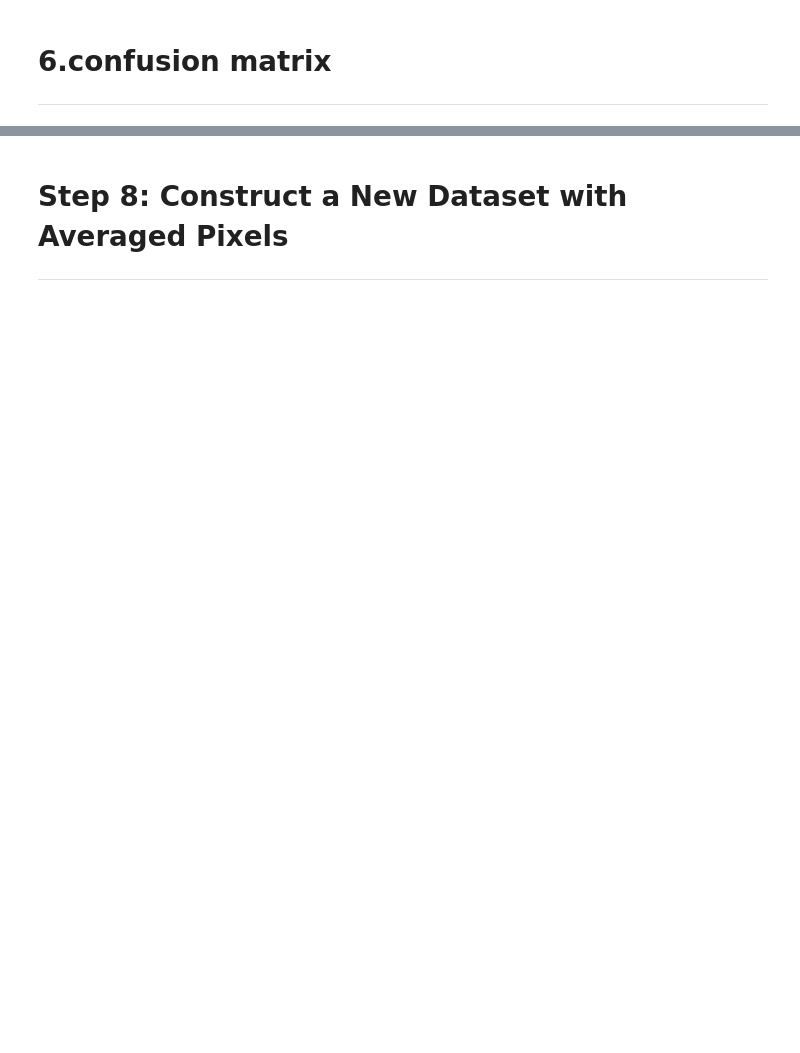
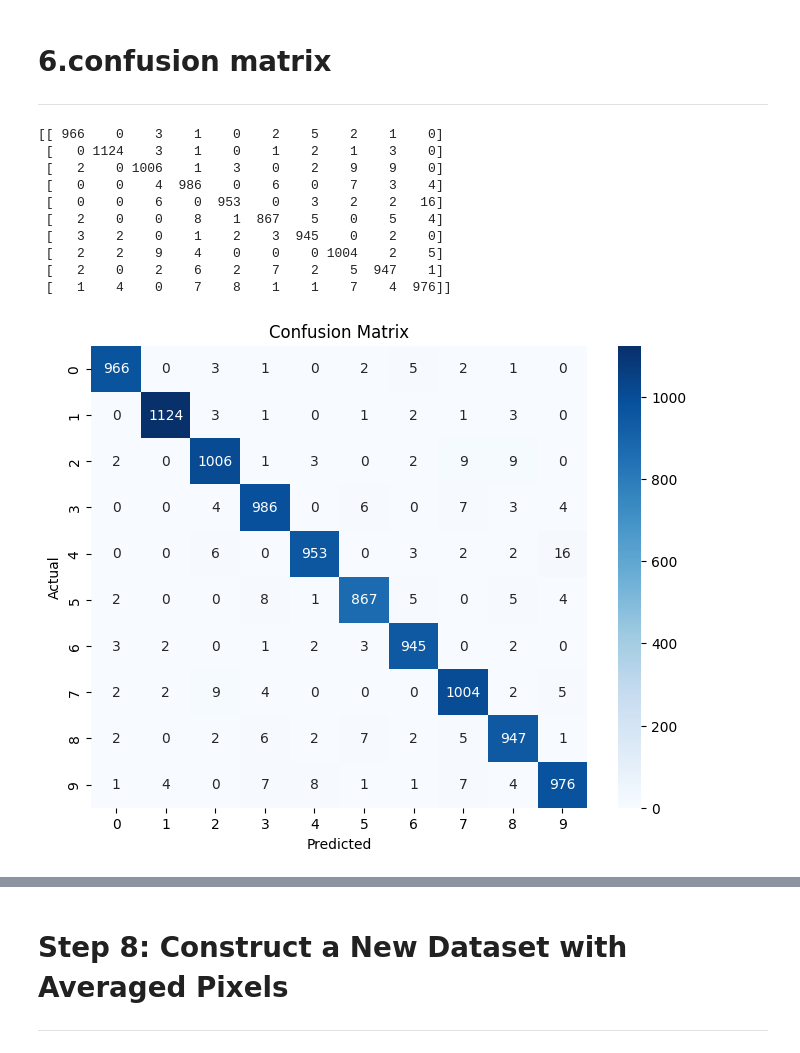
Before and after one commit to BarackSamuni/Data_Science2-Homework1, a Jupyter notebook: Homework1_solution.ipynb, the cells around one changed output, grey strips where cells are left out. Cells and saved outputs as stored; diff of their text form; code cells hidden in the pictures; blank space fills up the shorter version.

```diff
--- a/Homework1_solution.ipynb
+++ b/Homework1_solution.ipynb
@@ -197,24 +214,36 @@ Epoch 5/5
 # %% [markdown]
 # **6.confusion matrix**
 ***
+# %%
+def create_and_plot_confusion_matrix(y_true,y_pred):
+    # Generate the confusion matrix
+    cm = confusion_matrix(y_true, y_pred)
+    print(cm)
+
+    # Define labels for the confusion matrix
+    labels = [str(i) for i in range(10)]
+
+    # Visualize the confusion matrix using seaborn
+    plt.figure(figsize=(8, 6))
+    sns.heatmap(cm, annot=True, fmt='d', cmap='Blues', xticklabels=labels, yticklabels=labels)
+    plt.xlabel('Predicted')
+    plt.ylabel('Actual')
+    plt.title('Confusion Matrix')
+    plt.show()
 # %%
-# Generate the confusion matrix
-cm = confusion_matrix(y_test, y_pred)
-print(cm)
-
-# Define labels for the confusion matrix
-labels = [str(i) for i in range(10)]
-
-# Visualize the confusion matrix using seaborn
-plt.figure(figsize=(8, 6))
-sns.heatmap(cm, annot=True, fmt='d', cmap='Blues', xticklabels=labels, yticklabels=labels)
-plt.xlabel('Predicted')
-plt.ylabel('Actual')
-plt.title('Confusion Matrix')
-plt.show()
-
-# Print classification report for detailed analysis
-print(classification_report(y_test, y_pred, target_names=labels))
+create_and_plot_confusion_matrix(y_test,y_pred)
+# %% [output]
+[[ 966    0    3    1    0    2    5    2    1    0]
+ [   0 1124    3    1    0    1    2    1    3    0]
+ [   2    0 1006    1    3    0    2    9    9    0]
+ [   0    0    4  986    0    6    0    7    3    4]
+ [   0    0    6    0  953    0    3    2    2   16]
+ [   2    0    0    8    1  867    5    0    5    4]
+ [   3    2    0    1    2    3  945    0    2    0]
+ [   2    2    9    4    0    0    0 1004    2    5]
+ [   2    0    2    6    2    7    2    5  947    1]
+ [   1    4    0    7    8    1    1    7    4  976]]
+[figure, added]
 # %%
 
 # Train the model and record history
```
Also changed, not shown: parts of 6 cells of this notebook.
